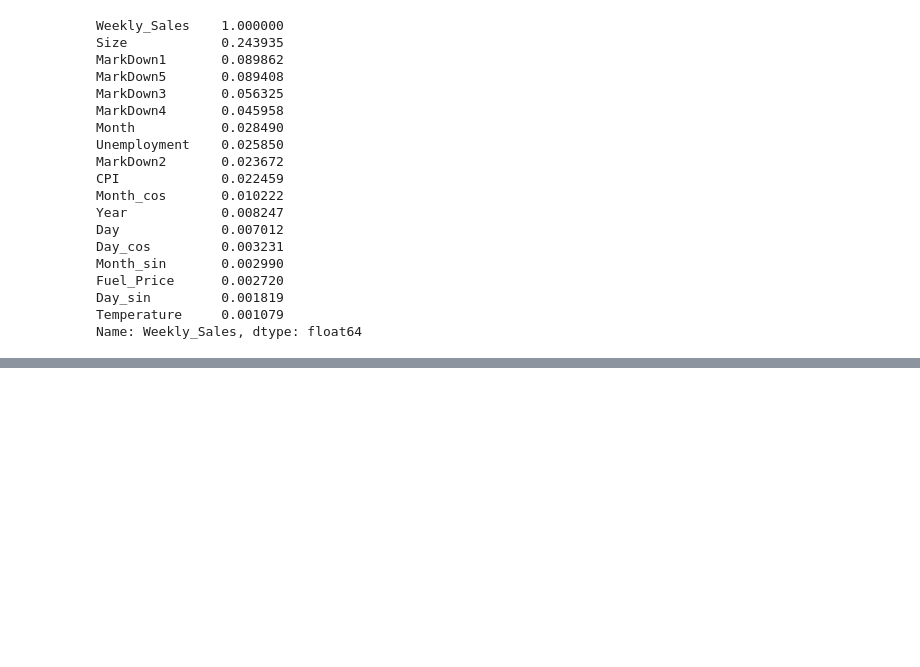
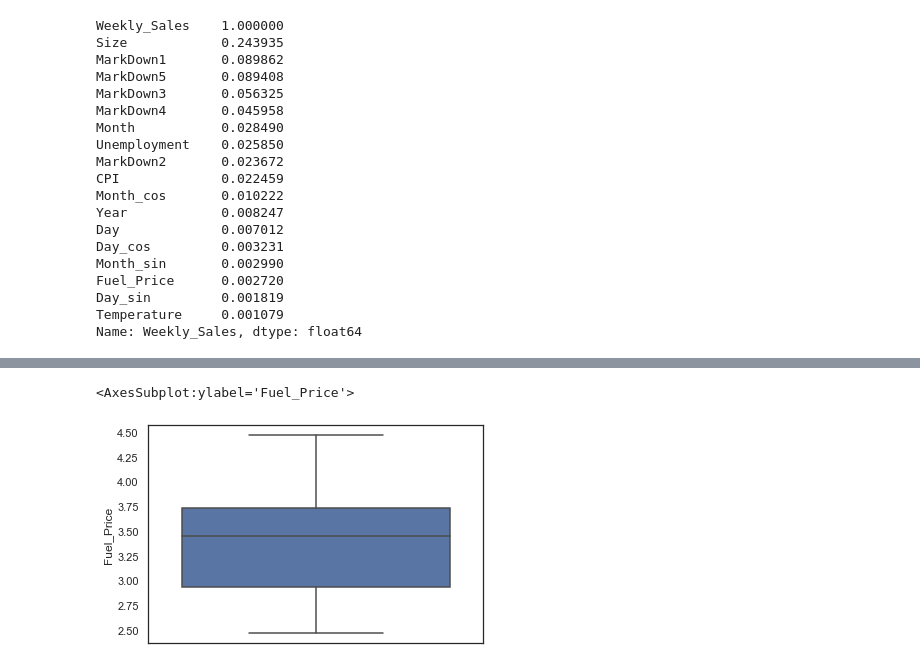
Before and after one commit to tmxkqotnl/project_mini_machine_learning_team_two, a Jupyter notebook: source/ssj_data_preprocessing.ipynb, the cells around one changed output, grey strips where cells are left out. Saved outputs shown, nothing was run; the diff lists cells and outputs as text; code cells hidden in the pictures; blank space fills up the shorter version.

```diff
--- a/source/ssj_data_preprocessing.ipynb
+++ b/source/ssj_data_preprocessing.ipynb
@@ -184,0 +189,5 @@ sns.boxplot(df['Temperature'])
+# %%
+sns.boxplot(y = df['Fuel_Price'])
+# %% [output]
+<AxesSubplot:ylabel='Fuel_Price'>
+[figure, added]
```
Also changed, not shown: parts of 10 cells of this notebook.
